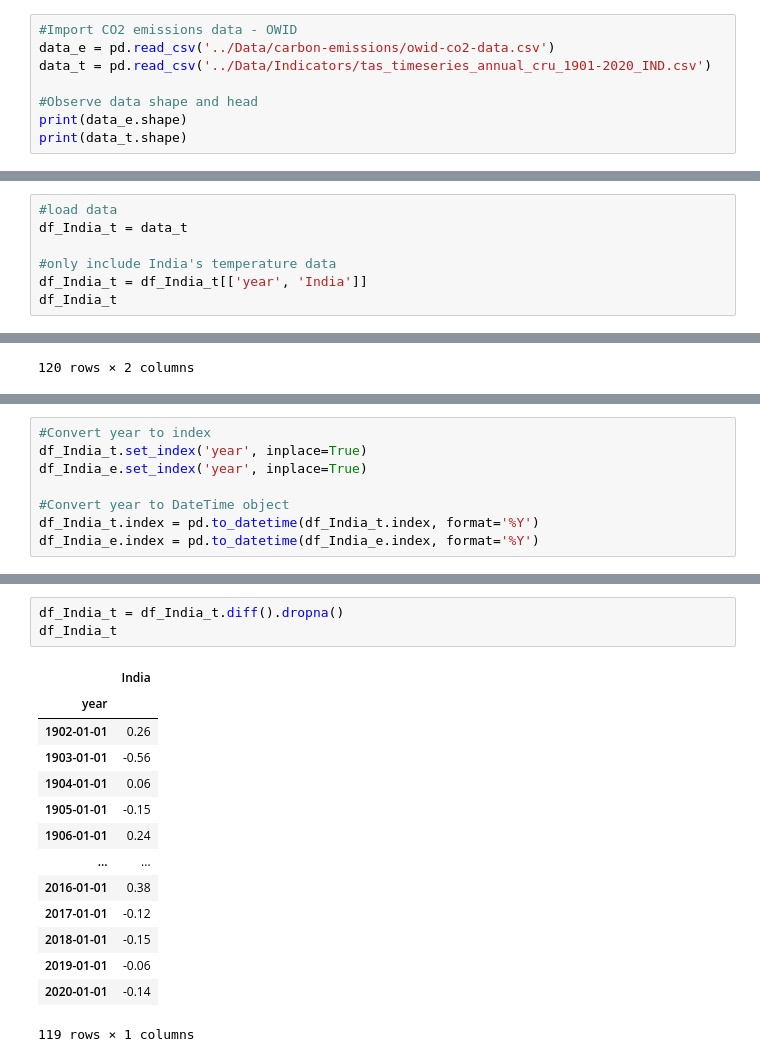
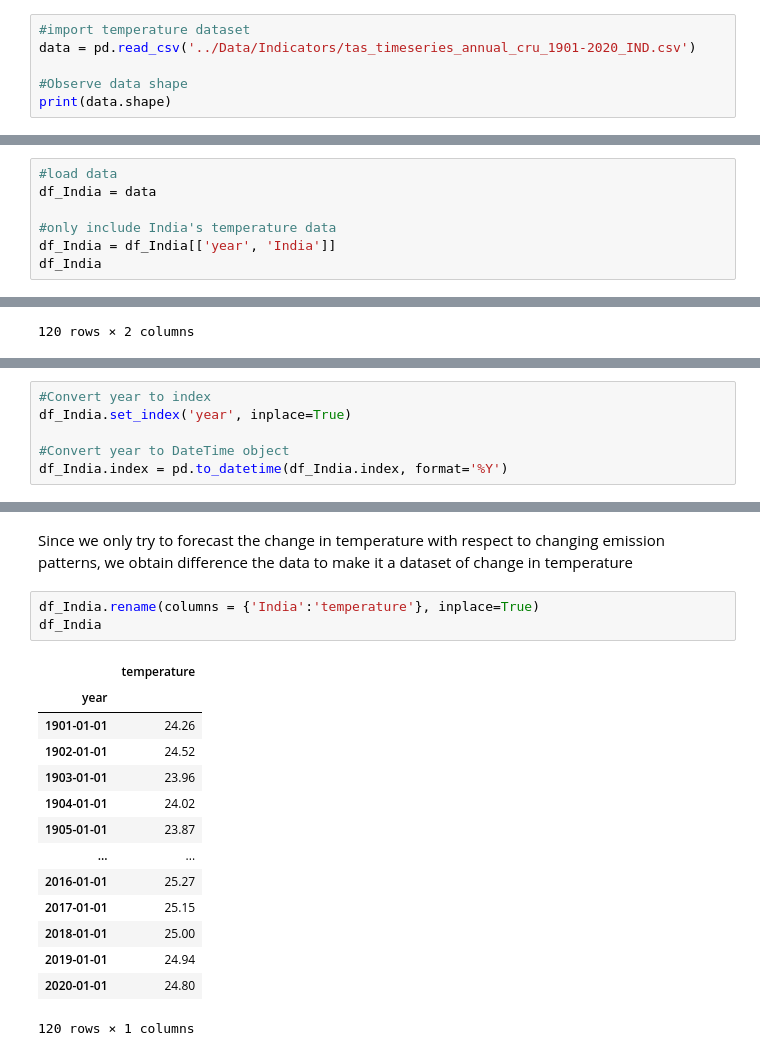
Before and after one commit to ganeshXb/Carbon-Emissions-Ecological-Footprint-Research, a Jupyter notebook: Notebooks/[WNB]-Temperature-change-forecasting.ipynb, the cells around one changed output, grey strips where cells are left out. Cells and saved outputs as stored; diff of their text form.

Commit message:
Update: Temperature Change Analysis

```diff
--- a/Notebooks/[WNB]-Temperature-change-forecasting.ipynb
+++ b/Notebooks/[WNB]-Temperature-change-forecasting.ipynb
@@ -17,11 +27,9 @@ import seaborn as sns
 warnings.filterwarnings('ignore')
 pd.set_option('display.max_columns', 100)
 # %%
-#Import CO2 emissions data - OWID
-data_e = pd.read_csv('../Data/carbon-emissions/owid-co2-data.csv')
-data_t = pd.read_csv('../Data/Indicators/tas_timeseries_annual_cru_1901-2020_IND.csv')
+#import temperature dataset
+data = pd.read_csv('../Data/Indicators/tas_timeseries_annual_cru_1901-2020_IND.csv')
 
-#Observe data shape and head
-print(data_e.shape)
-print(data_t.shape)
+#Observe data shape
+print(data.shape)
 # %% [output]
@@ -79,10 +39,10 @@ df_India_e
 # %%
 #load data
-df_India_t = data_t
+df_India = data
 
 #only include India's temperature data
-df_India_t = df_India_t[['year', 'India']]
-df_India_t
+df_India = df_India[['year', 'India']]
+df_India
 # %% [output]
 |  | year | India |
 | 0 | 1901 | 24.26 |
@@ -100,10 +62,8 @@ df_India_t
 # %%
 #Convert year to index
-df_India_t.set_index('year', inplace=True)
-df_India_e.set_index('year', inplace=True)
+df_India.set_index('year', inplace=True)
 
 #Convert year to DateTime object
-df_India_t.index = pd.to_datetime(df_India_t.index, format='%Y')
-df_India_e.index = pd.to_datetime(df_India_e.index, format='%Y')
+df_India.index = pd.to_datetime(df_India.index, format='%Y')
 # %%
 #observe updated df
@@ -120,18 +79,20 @@ df_India_e.head(5)
+# %% [markdown]
+Since we only try to forecast the change in temperature with respect to changing emission patterns, we obtain difference the data to make it a dataset of change in temperature
 # %%
-df_India_t = df_India_t.diff().dropna()
-df_India_t
+df_India.rename(columns = {'India':'temperature'}, inplace=True)
+df_India
 # %% [output]
-|  | India |
+|  | temperature |
 | year |  |
-| 1902-01-01 | 0.26 |
-| 1903-01-01 | -0.56 |
-| 1904-01-01 | 0.06 |
-| 1905-01-01 | -0.15 |
-| 1906-01-01 | 0.24 |
+| 1901-01-01 | 24.26 |
+| 1902-01-01 | 24.52 |
+| 1903-01-01 | 23.96 |
+| 1904-01-01 | 24.02 |
+| 1905-01-01 | 23.87 |
 | ... | ... |
-| 2016-01-01 | 0.38 |
-| 2017-01-01 | -0.12 |
-| 2018-01-01 | -0.15 |
-| 2019-01-01 | -0.06 |
-| 2020-01-01 | -0.14 |
+| 2016-01-01 | 25.27 |
+| 2017-01-01 | 25.15 |
+| 2018-01-01 | 25.00 |
+| 2019-01-01 | 24.94 |
+| 2020-01-01 | 24.80 |
-119 rows × 1 columns
+120 rows × 1 columns
```
Also changed, not shown: parts of 44 cells of this notebook, 1 other file.
